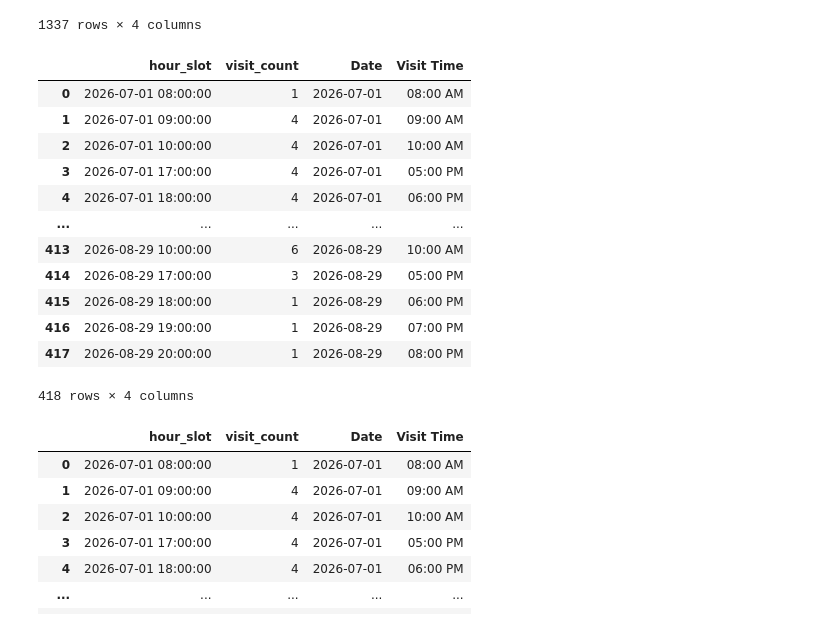
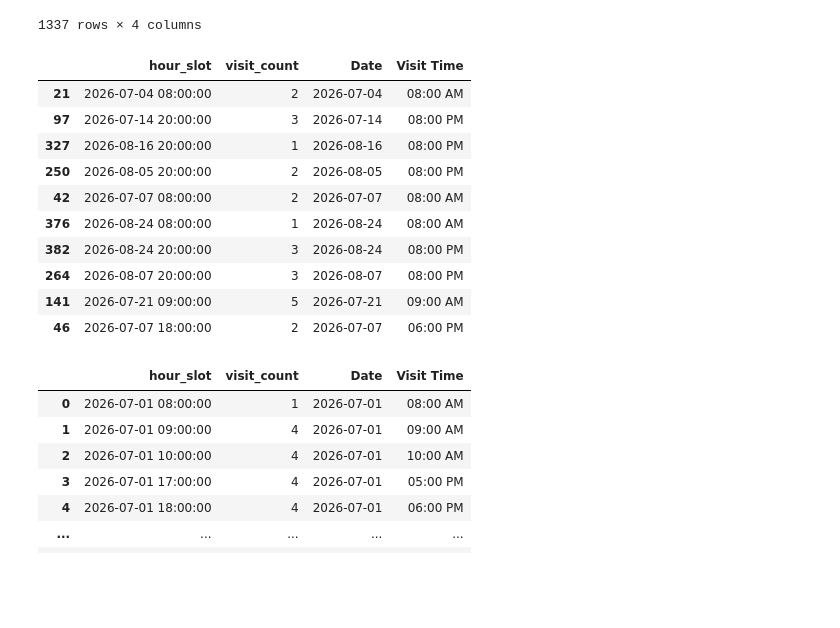
Before and after one commit to mayaannkkk/Clinic-ChatBot-Agent, a Jupyter notebook: models/ml_model.ipynb, the cells around one changed output. Saved outputs shown, nothing was run; the diff lists cells and outputs as text; code cells hidden in the pictures; blank space fills up the shorter version.

```diff
--- a/models/ml_model.ipynb
+++ b/models/ml_model.ipynb
@@ -44,21 +54,19 @@ y = hourly_df['visit_count']
 # %%
 hourly_df = (hourly_df.sort_values('hour_slot').reset_index(drop=True))
 # %%
-hourly_df
+hourly_df.sample(10)
 # %% [output]
 |  | hour_slot | visit_count | Date | Visit Time |
-| 0 | 2026-07-01 08:00:00 | 1 | 2026-07-01 | 08:00 AM |
-| 1 | 2026-07-01 09:00:00 | 4 | 2026-07-01 | 09:00 AM |
-| 2 | 2026-07-01 10:00:00 | 4 | 2026-07-01 | 10:00 AM |
-| 3 | 2026-07-01 17:00:00 | 4 | 2026-07-01 | 05:00 PM |
-| 4 | 2026-07-01 18:00:00 | 4 | 2026-07-01 | 06:00 PM |
-| ... | ... | ... | ... | ... |
-| 413 | 2026-08-29 10:00:00 | 6 | 2026-08-29 | 10:00 AM |
-| 414 | 2026-08-29 17:00:00 | 3 | 2026-08-29 | 05:00 PM |
-| 415 | 2026-08-29 18:00:00 | 1 | 2026-08-29 | 06:00 PM |
-| 416 | 2026-08-29 19:00:00 | 1 | 2026-08-29 | 07:00 PM |
-| 417 | 2026-08-29 20:00:00 | 1 | 2026-08-29 | 08:00 PM |
+| 21 | 2026-07-04 08:00:00 | 2 | 2026-07-04 | 08:00 AM |
+| 97 | 2026-07-14 20:00:00 | 3 | 2026-07-14 | 08:00 PM |
+| 327 | 2026-08-16 20:00:00 | 1 | 2026-08-16 | 08:00 PM |
+| 250 | 2026-08-05 20:00:00 | 2 | 2026-08-05 | 08:00 PM |
+| 42 | 2026-07-07 08:00:00 | 2 | 2026-07-07 | 08:00 AM |
+| 376 | 2026-08-24 08:00:00 | 1 | 2026-08-24 | 08:00 AM |
+| 382 | 2026-08-24 20:00:00 | 3 | 2026-08-24 | 08:00 PM |
+| 264 | 2026-08-07 20:00:00 | 3 | 2026-08-07 | 08:00 PM |
+| 141 | 2026-07-21 09:00:00 | 5 | 2026-07-21 | 09:00 AM |
+| 46 | 2026-07-07 18:00:00 | 2 | 2026-07-07 | 06:00 PM |
-418 rows × 4 columns
 # %%
 split_idx = int(len(hourly_df) * 0.8)
 train_df = (hourly_df.iloc[:split_idx])
```
Also changed, not shown: parts of 1 cell of this notebook.
